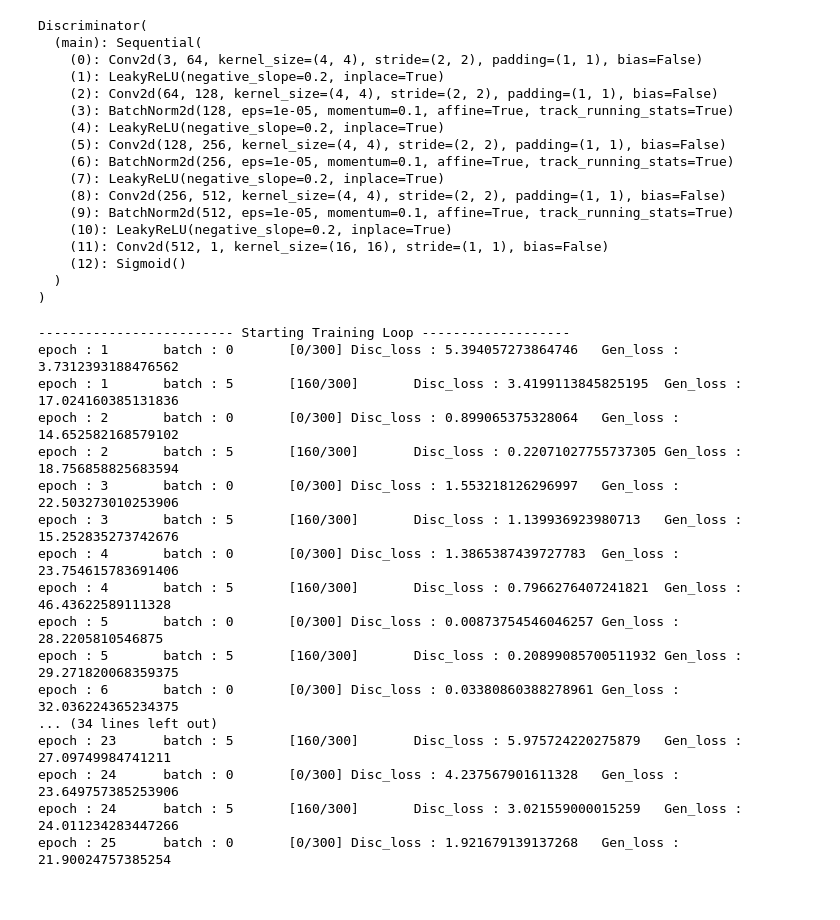
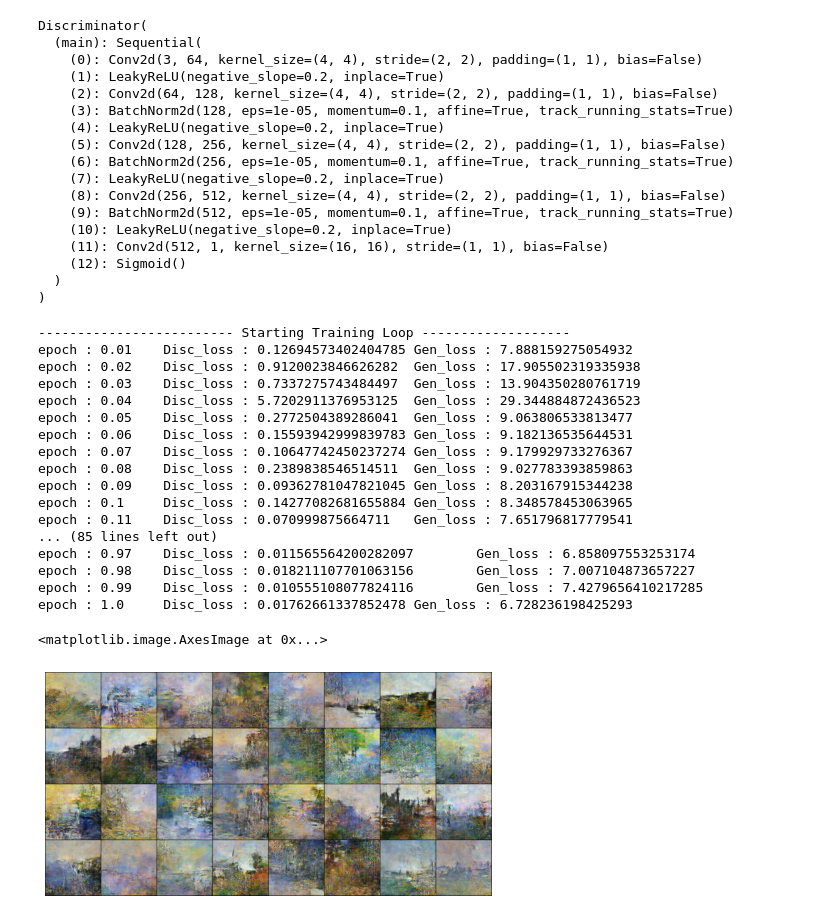
Before and after one commit to jainaryan1310/monet-style-images, a Jupyter notebook: monet-style-painting.ipynb, the cells around one changed output. Cells and saved outputs as stored; diff of their text form; code cells hidden in the pictures.

```diff
--- a/monet-style-painting.ipynb
+++ b/monet-style-painting.ipynb
@@ -42,7 +42,7 @@ OUT_CHANNELS = 3
 ENCODING_SIZE = 100
 GEN_FEATURE_SIZE = 64
 DISC_FEATURE_SIZE = 64
-NUM_EPOCHS = 500
+NUM_EPOCHS = 100
 lr = 0.0002
 BETA1 = 0.5
 # %%
@@ -215,7 +214,7 @@ while epoch < NUM_EPOCHS:
 
         # calculating gradients for discriminator in backward pass
         disc_real_loss.backward()
-        # D_x = output.mean().item()
+        D_x = output.mean().item()
 
         # generating batch of random input vectors for Generator
         in_vec = torch.randn(b_size, ENCODING_SIZE, 1, 1, device =  device)
@@ -232,7 +231,7 @@ while epoch < NUM_EPOCHS:
 
         # calculating gradients for discriminator in backward pass
         disc_fake_loss.backward()
-        # DG_z1 = output.mean().item()
+        DG_z1 = output.mean().item()
 
 
         # error of discriminator
@@ -256,50 +255,53 @@ while epoch < NUM_EPOCHS:
 
         # calculating gradients for generator
         gen_loss.backward()
-        # DG_z2 = output.mean().item()
+        DG_z2 = output.mean().item()
 
         # update generator
         gen_optim.step()
 
-        if batch_idx % 5 == 0:
-            print(f"epoch : {epoch}\tbatch : {batch_idx}\t[{batch_idx*BATCH_SIZE}/{len(train_loader.dataset)}]\tDisc_loss : {disc_loss}\tGen_loss : {gen_loss}")
-            img_list.append(fake_images)
+        if batch_idx % 10 == 0:
+            print(f"epoch : {epoch/NUM_EPOCHS}\tDisc_loss : {disc_loss.item()}\tGen_loss : {gen_loss.item()}")#\tD(x) : {D_x}\tD(G(z)) : {DG_z1} / {DG_z2}")
+            img_list.append(vutils.make_grid(fake_images.detach().cpu(), padding=2, normalize=True))
 
 
-        gen_losses.append(gen_loss)
-        disc_losses.append(disc_loss)
-        del real_image
-        del data
-        del label
-        del output
-        del b_size
-        del target
-        del disc_loss
-        del gen_loss
-        del fake_images
-        del disc_fake_loss
-        del disc_real_loss
-        del in_vec
+        # gen_losses.append(gen_loss.item())
+        # disc_losses.append(disc_loss.item())
+        # del real_image
+        # del data
+        # del label
+        # del output
+        # del b_size
+        # del target
+        # del disc_loss
+        # del gen_loss
+        # del fake_images
+        # del disc_fake_loss
+        # del disc_real_loss
+        # del in_vec
 # %% [output]
 ------------------------- Starting Training Loop -------------------
-epoch : 1       batch : 0       [0/300] Disc_loss : 5.394057273864746   Gen_loss : 3.7312393188476562
-epoch : 1       batch : 5       [160/300]       Disc_loss : 3.4199113845825195  Gen_loss : 17.024160385131836
-epoch : 2       batch : 0       [0/300] Disc_loss : 0.899065375328064   Gen_loss : 14.652582168579102
-epoch : 2       batch : 5       [160/300]       Disc_loss : 0.22071027755737305 Gen_loss : 18.756858825683594
-epoch : 3       batch : 0       [0/300] Disc_loss : 1.553218126296997   Gen_loss : 22.503273010253906
-epoch : 3       batch : 5       [160/300]       Disc_loss : 1.139936923980713   Gen_loss : 15.252835273742676
-epoch : 4       batch : 0       [0/300] Disc_loss : 1.3865387439727783  Gen_loss : 23.754615783691406
-epoch : 4       batch : 5       [160/300]       Disc_loss : 0.7966276407241821  Gen_loss : 46.43622589111328
-epoch : 5       batch : 0       [0/300] Disc_loss : 0.00873754546046257 Gen_loss : 28.2205810546875
-epoch : 5       batch : 5       [160/300]       Disc_loss : 0.20899085700511932 Gen_loss : 29.271820068359375
-epoch : 6       batch : 0       [0/300] Disc_loss : 0.03380860388278961 Gen_loss : 32.036224365234375
-... (34 lines left out)
-epoch : 23      batch : 5       [160/300]       Disc_loss : 5.975724220275879   Gen_loss : 27.09749984741211
-epoch : 24      batch : 0       [0/300] Disc_loss : 4.237567901611328   Gen_loss : 23.649757385253906
-epoch : 24      batch : 5       [160/300]       Disc_loss : 3.021559000015259   Gen_loss : 24.011234283447266
-epoch : 25      batch : 0       [0/300] Disc_loss : 1.921679139137268   Gen_loss : 21.90024757385254
+epoch : 0.01    Disc_loss : 0.12694573402404785 Gen_loss : 7.888159275054932
+epoch : 0.02    Disc_loss : 0.9120023846626282  Gen_loss : 17.905502319335938
+epoch : 0.03    Disc_loss : 0.7337275743484497  Gen_loss : 13.904350280761719
+epoch : 0.04    Disc_loss : 5.7202911376953125  Gen_loss : 29.344884872436523
+epoch : 0.05    Disc_loss : 0.2772504389286041  Gen_loss : 9.063806533813477
+epoch : 0.06    Disc_loss : 0.15593942999839783 Gen_loss : 9.182136535644531
+epoch : 0.07    Disc_loss : 0.10647742450237274 Gen_loss : 9.179929733276367
+epoch : 0.08    Disc_loss : 0.2389838546514511  Gen_loss : 9.027783393859863
+epoch : 0.09    Disc_loss : 0.09362781047821045 Gen_loss : 8.203167915344238
+epoch : 0.1     Disc_loss : 0.14277082681655884 Gen_loss : 8.348578453063965
+epoch : 0.11    Disc_loss : 0.070999875664711   Gen_loss : 7.651796817779541
+... (85 lines left out)
+epoch : 0.97    Disc_loss : 0.011565564200282097        Gen_loss : 6.858097553253174
+epoch : 0.98    Disc_loss : 0.018211107701063156        Gen_loss : 7.007104873657227
+epoch : 0.99    Disc_loss : 0.010555108077824116        Gen_loss : 7.4279656410217285
+epoch : 1.0     Disc_loss : 0.01762661337852478 Gen_loss : 6.728236198425293
 # %%
 plt.figure(figsize=(8, 8))
 plt.axis("off")
 # plt.imshow(np.transpose((img_list[0][0].cpu(), (1, 2, 0))))
-plt.imshow(img_list[-1][0].cpu().detach().permute(1, 2, 0))
+plt.imshow(np.transpose(img_list[-1], (1, 2, 0)))
+# %% [output]
+<matplotlib.image.AxesImage at 0x...>
+[figure, added]
```
Also changed, not shown: parts of 14 cells of this notebook, 1 other file.
